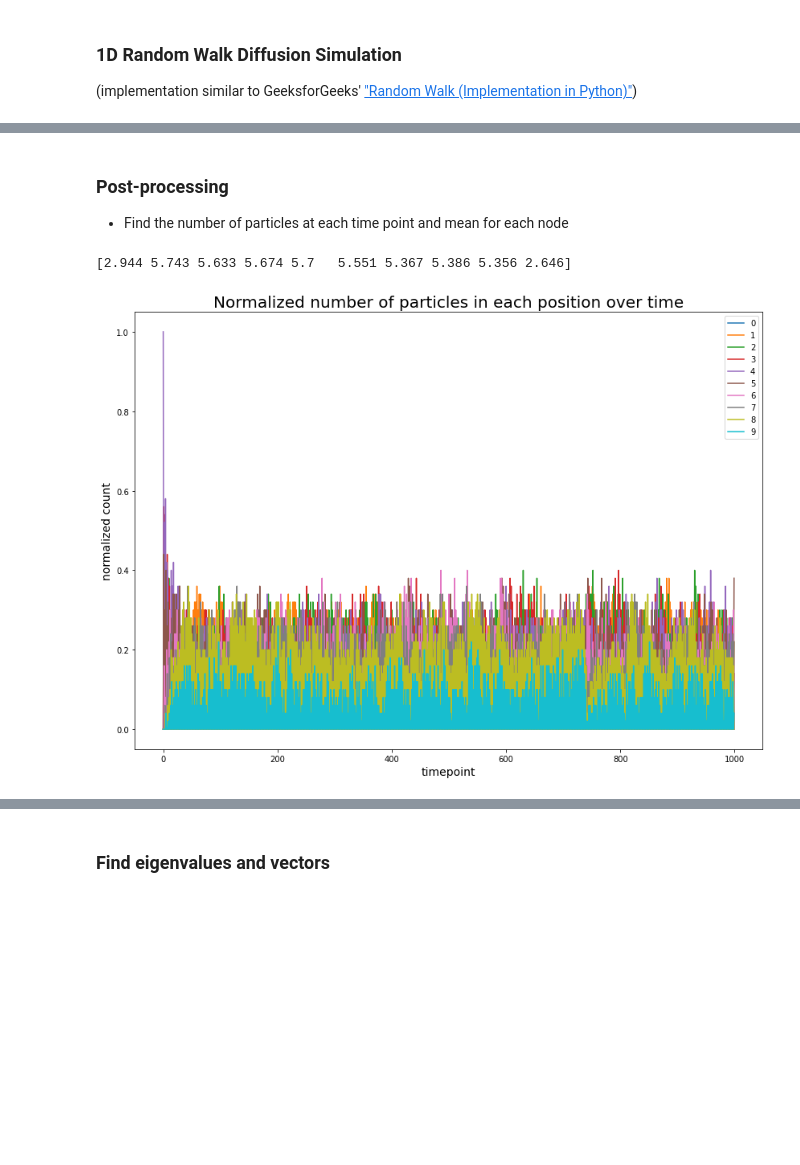
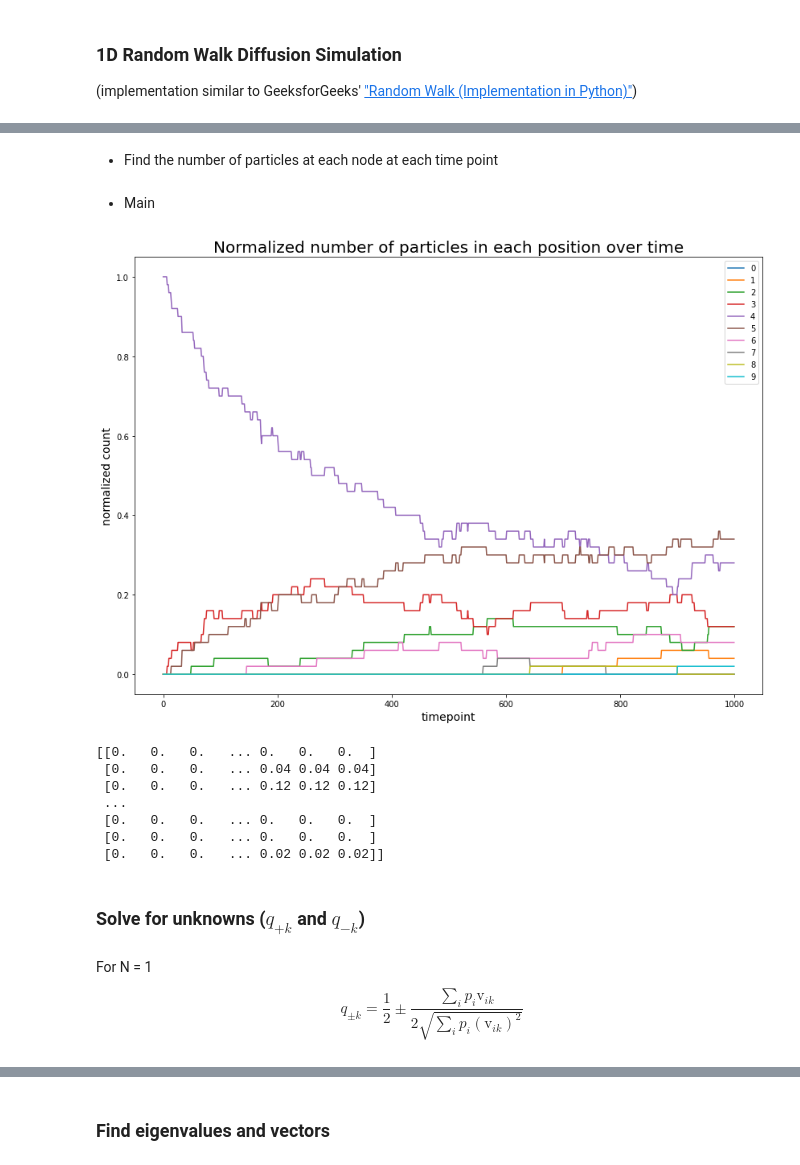
Before and after one commit to margotwagner/diffusion-model, a Jupyter notebook: code/RandomWalk1DEigenmodeDecomp.ipynb, the cells around one changed output, grey strips where cells are left out. Drawn from its saved outputs; the diff is of its cells as text; code cells hidden in the pictures; blank space fills up the shorter version.

Commit message:
fixed random walk so it can stay; beginning q derivations for modal side

```diff
--- a/code/RandomWalk1DEigenmodeDecomp.ipynb
+++ b/code/RandomWalk1DEigenmodeDecomp.ipynb
@@ -86,5 +92,25 @@ for n in range(N):
+# %%
+def find_p(L, n_locs, D, dt):
+    """ Find the probability of moving one spot to the left or right based on finite-difference approximations
+
+    params:
+        L:
+            length of line on which molecule is diffusing
+        n_locs:
+            number of locations molecule can diffuse to
+        D:
+            calcium diffusion constant
+        dt:
+            time step
+
+    return:
+        probability of diffusing one spot to the left or right
+
+    """
+    dx = L / n_locs         # distance of one "hop"
+    k = D / dx**2             # rate constant
+
+    return k*dt
 # %% [markdown]
-### Post-processing
-
-* Find the number of particles at each time point and mean for each node
+* Find the number of particles at each node at each time point
 # %%
@@ -110,18 +167,34 @@ means = np.mean(n_per_loc, axis=1)
-# %%
-print(means)
-# %% [output]
-[2.944 5.743 5.633 5.674 5.7   5.551 5.367 5.386 5.356 2.646]
-# %%
-# plot particle counts for each position
-plt.figure(figsize=(14,10))
-
-for i in range(n_locs):
-    plt.plot(list(range(n_t_pts)), p_per_loc[i, :])
-
-plt.title("Normalized number of particles in each position over time", fontsize=20)
-plt.xlabel("timepoint", fontsize=14)
-plt.ylabel("normalized count", fontsize=14)
-plt.legend(list(range(n_locs)))
-plt.show()
-# %% [output]
-[figure, removed]
+# %% [markdown]
+* Main
+# %%
+def main():
+
+    # find probability of moving one step
+    p = find_p(L, n_locs, D, dt)
+
+    # run simulation
+    all_N_positions = random_walk(N, n_t_pts, p)
+
+    # plot output
+    n_per_loc, p_per_loc, means = postprocess_rw(all_N_positions, plot=True)
+
+
+
+if __name__ == '__main__':
+    tables_created = main()
+# %% [output]
+[figure, added]
+[[0.   0.   0.   ... 0.   0.   0.  ]
+ [0.   0.   0.   ... 0.04 0.04 0.04]
+ [0.   0.   0.   ... 0.12 0.12 0.12]
+ ...
+ [0.   0.   0.   ... 0.   0.   0.  ]
+ [0.   0.   0.   ... 0.   0.   0.  ]
+ [0.   0.   0.   ... 0.02 0.02 0.02]]
+# %% [markdown]
+### Solve for unknowns ($q_{+k}$ and $q_{-k}$)
+# %% [markdown]
+For N = 1
+\begin{equation}
+    q_{\pm k} = \frac{1}{2} \pm \frac{\sum_i p_i \text{v}_{i k}}{2\sqrt{\sum_i p_i (\text{v}_{i k})^2}}
+\end{equation}
```
Also changed, not shown: parts of 41 cells of this notebook.
